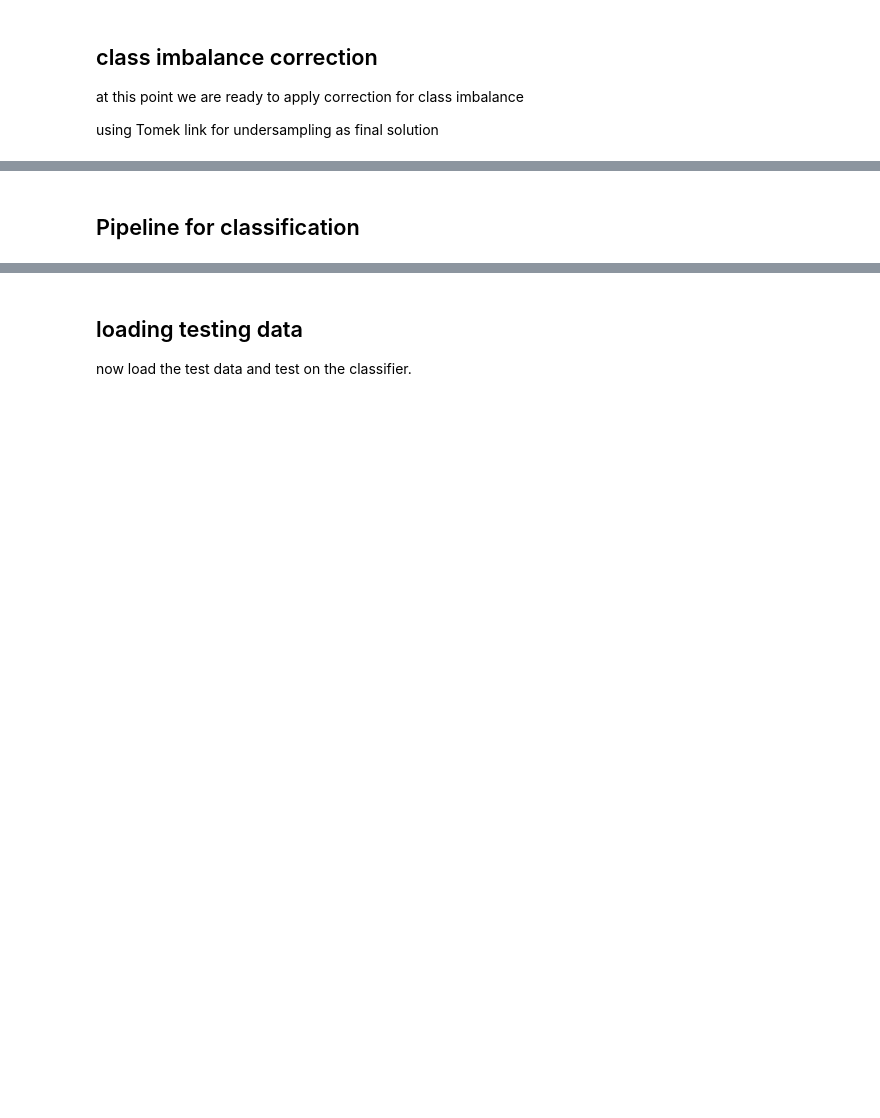
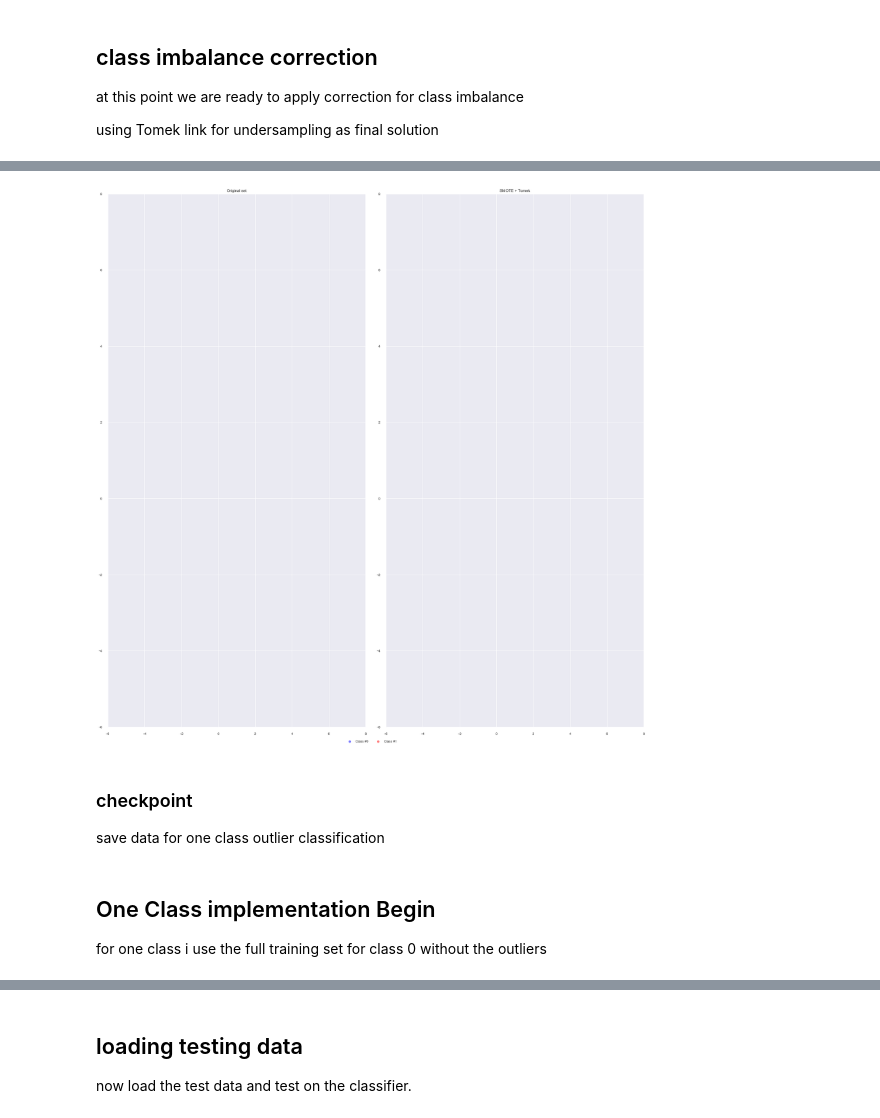
Before and after one commit to Drea1989/Kepler-discovery, a Jupyter notebook: capstone_project.ipynb, the cells around one changed output, grey strips where cells are left out. Drawn from its saved outputs; the diff is of its cells as text; code cells hidden in the pictures; blank space fills up the shorter version.

```diff
--- a/capstone_project.ipynb
+++ b/capstone_project.ipynb
@@ -131,6 +140,6 @@ outliers = list(cnt.most_common(OnePer))
 for i in range(OnePer):
     outliers[i] = outliers[i][0]
 good_data = data.drop(data.index[outliers]).reset_index(drop = True)
-good_lables = labels.drop(labels.index[outliers]).reset_index(drop = True)
+good_labels = labels.drop(labels.index[outliers]).reset_index(drop = True)
 # %% [output]
 removed 1% of the outliers which is: 50
@@ -139,6 +154,9 @@ removed 1% of the outliers which is: 50
 at this point we are ready to apply correction for class imbalance
 
 using Tomek link for undersampling as final solution
+# %%
+smote = SMOTE(n_jobs =-1,kind = 'svm',k_neighbors = 10,m_neighbors =15, random_state=42)
+over_data, over_labels = smote.fit_sample(good_data,good_labels)
 # %%
 TL = TomekLinks(n_jobs =-1,random_state=42)
-under_data, under_labels = TL.fit_sample(data,labels)
+under_data, under_labels = TL.fit_sample(over_data,over_labels)
@@ -162,2 +163,7 @@ avg / total       0.98      0.89      0.01      0.93      0.00      0.00      50
+# %%
+hp.vs_class_imbalance(good_data, good_labels,under_data, under_labels)
+# %% [output]
+[figure, added]
 # %% [markdown]
-## Pipeline for classification
+### checkpoint
+save data for one class outlier classification
@@ -163,0 +173,3 @@ avg / total       0.98      0.89      0.01      0.93      0.00      0.00      50
+# %% [markdown]
+## One Class implementation Begin
+for one class i use the full training set for class 0 without the outliers
```
Also changed, not shown: parts of 44 cells of this notebook, 1 other file.
